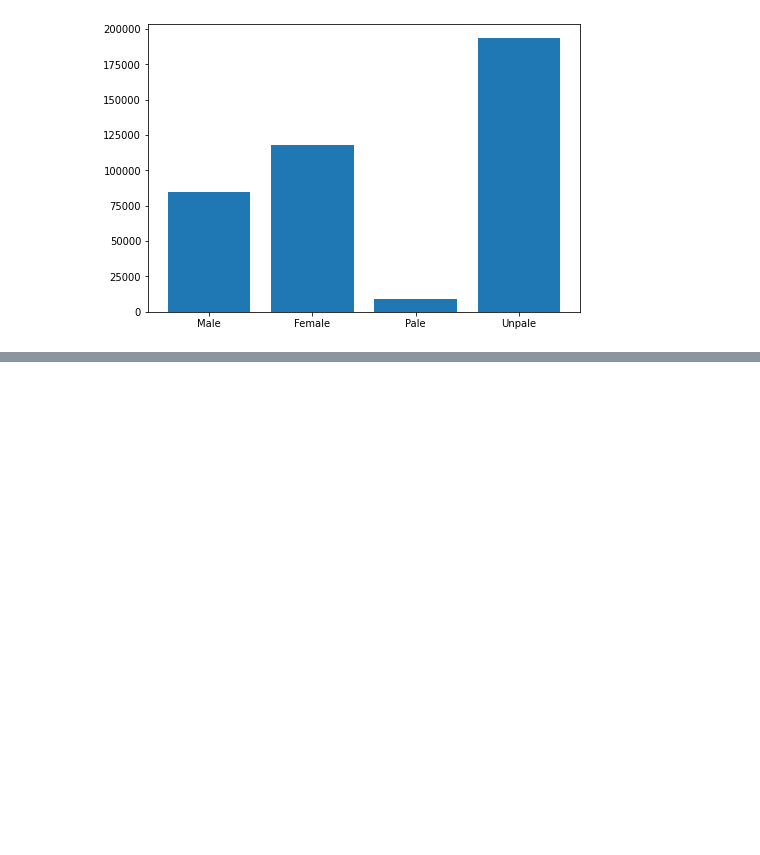
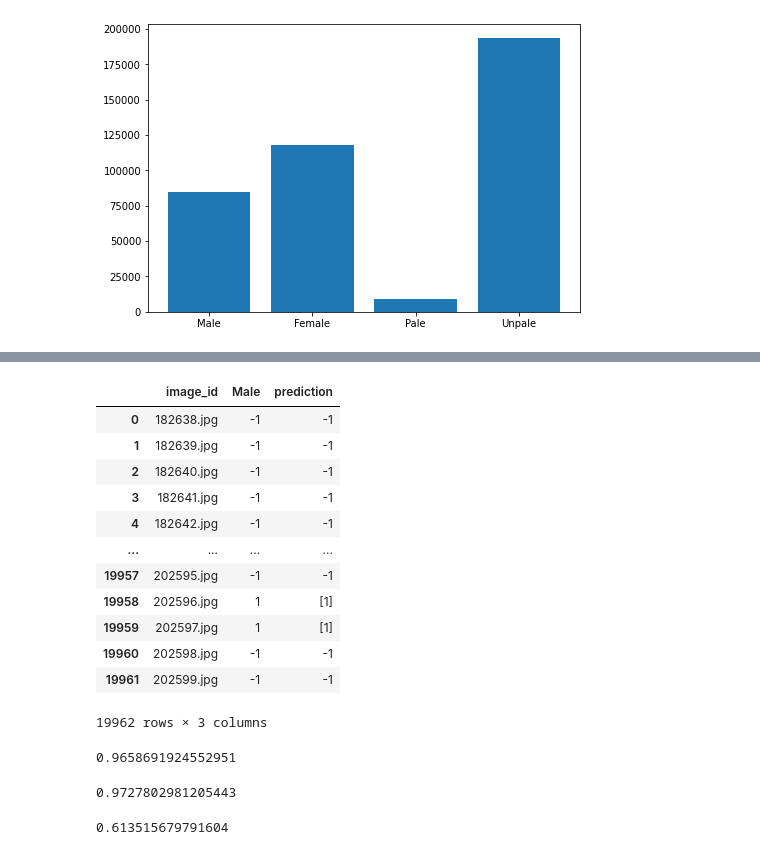
Before and after one commit to AnudeepDasAD/CAM, a Jupyter notebook: celeba_dataset_analysis.ipynb, the cells around one changed output, grey strips where cells are left out. Drawn from its saved outputs; the diff is of its cells as text; code cells hidden in the pictures; blank space fills up the shorter version.

```diff
--- a/celeba_dataset_analysis.ipynb
+++ b/celeba_dataset_analysis.ipynb
@@ -76,0 +144,16 @@ plt.show()
+# %%
+joined_df[['image_id','Male','prediction']]
+# %% [output]
+|  | image_id | Male | prediction |
+| 0 | 182638.jpg | -1 | -1 |
+| 1 | 182639.jpg | -1 | -1 |
+| 2 | 182640.jpg | -1 | -1 |
+| 3 | 182641.jpg | -1 | -1 |
+| 4 | 182642.jpg | -1 | -1 |
+| ... | ... | ... | ... |
+| 19957 | 202595.jpg | -1 | -1 |
+| 19958 | 202596.jpg | 1 | [1] |
+| 19959 | 202597.jpg | 1 | [1] |
+| 19960 | 202598.jpg | -1 | -1 |
+| 19961 | 202599.jpg | -1 | -1 |
+19962 rows × 3 columns
@@ -76,0 +162,4 @@ plt.show()
+# %%
+female_test.loc[female_test.prediction == female_test.Male, 'diff'].sum()/len(female_test)
+# %% [output]
+0.9658691924552951
@@ -76,0 +168,8 @@ plt.show()
+# %%
+male_test.loc[male_test.prediction == male_test.Male, 'diff'].sum()/len(male_test)
+# %% [output]
+0.9727802981205443
+# %%
+len(female_test)/len(joined_df)
+# %% [output]
+0.613515679791604
```
Also changed, not shown: parts of 16 cells of this notebook, 3 other files.
